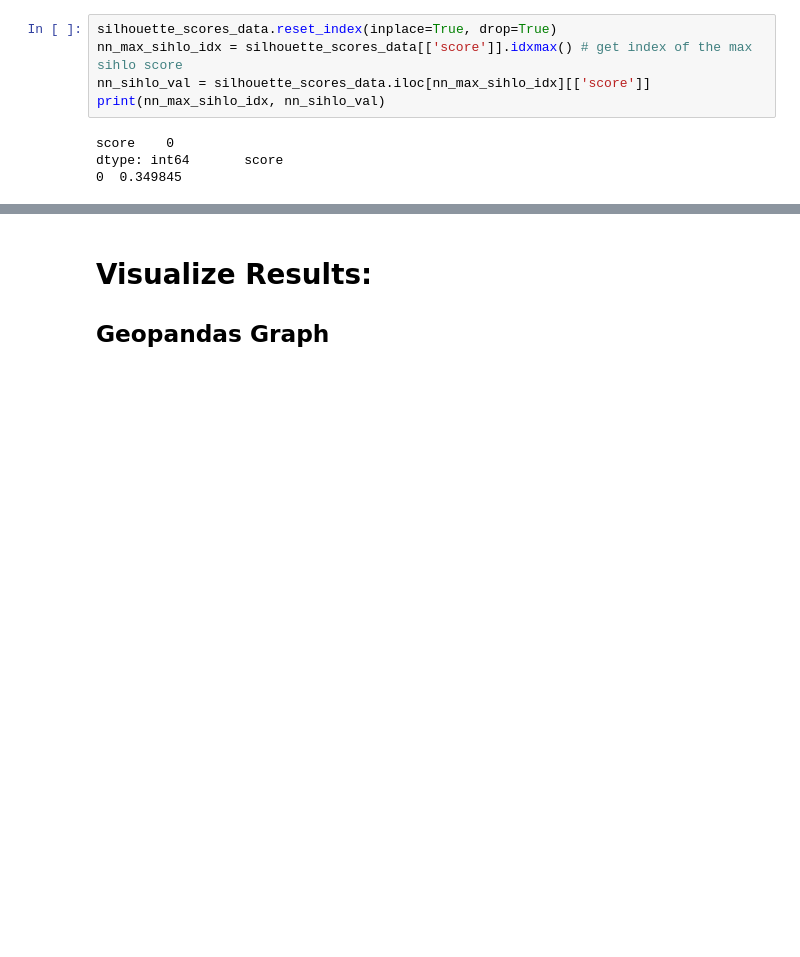
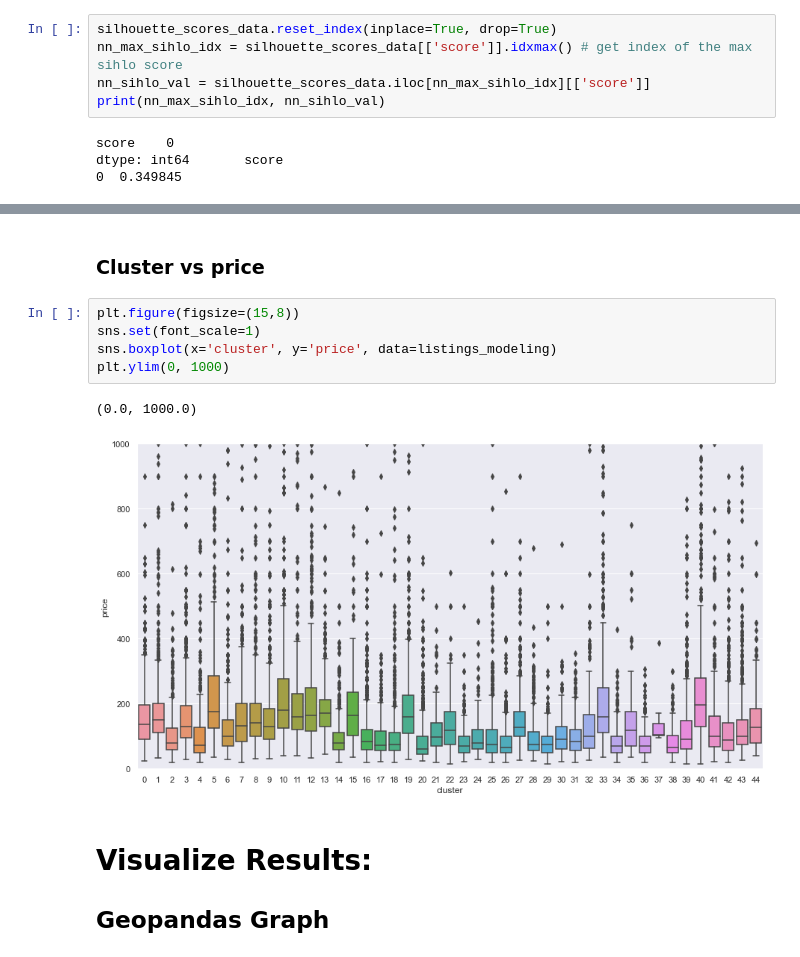
Before and after one commit to rickfontenot/airbnb, a Jupyter notebook: Lab3/Working/lab3_dj.ipynb, the cells around one changed output, grey strips where cells are left out. Drawn from its saved outputs; the diff is of its cells as text; blank space fills up the shorter version.

```diff
--- a/Lab3/Working/lab3_dj.ipynb
+++ b/Lab3/Working/lab3_dj.ipynb
@@ -403,3 +419,13 @@ Text(0.5, 1.0, 'Nearest Neighbors Clusters')
+# %% [markdown]
+### Cluster vs price
+# %%
+plt.figure(figsize=(15,8))
+sns.set(font_scale=1)
+sns.boxplot(x='cluster', y='price', data=listings_modeling)
+plt.ylim(0, 1000)
+# %% [output]
+(0.0, 1000.0)
+[figure, added]
 # %% [markdown]
 # Visualize Results:
 ## Geopandas Graph
```
Also changed, not shown: parts of 5 cells of this notebook.
